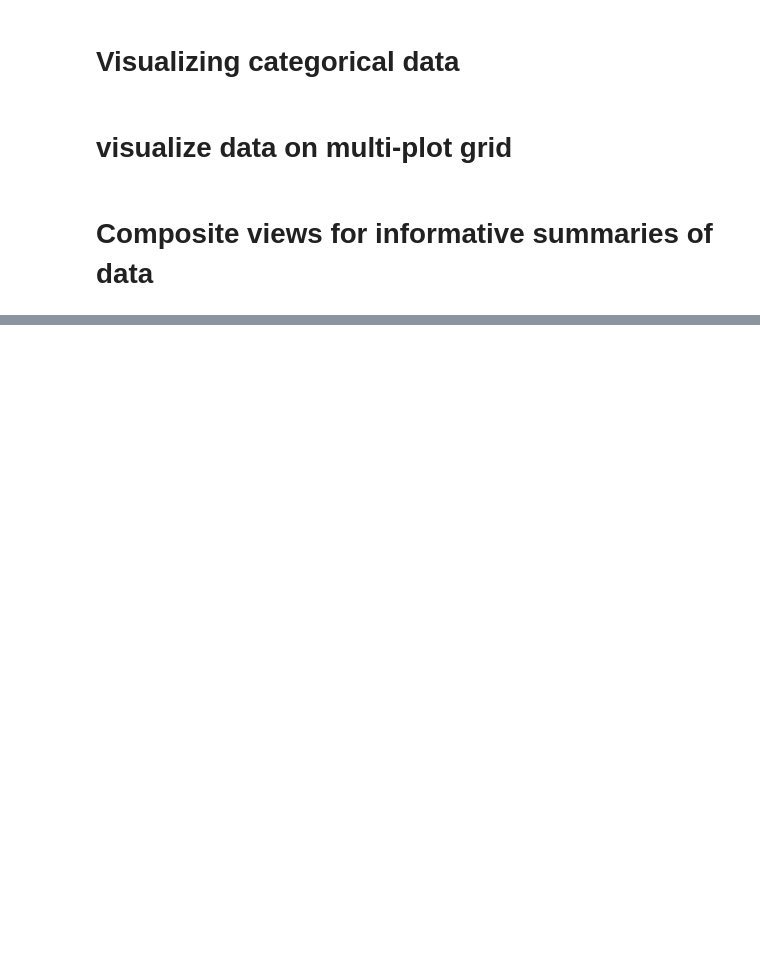
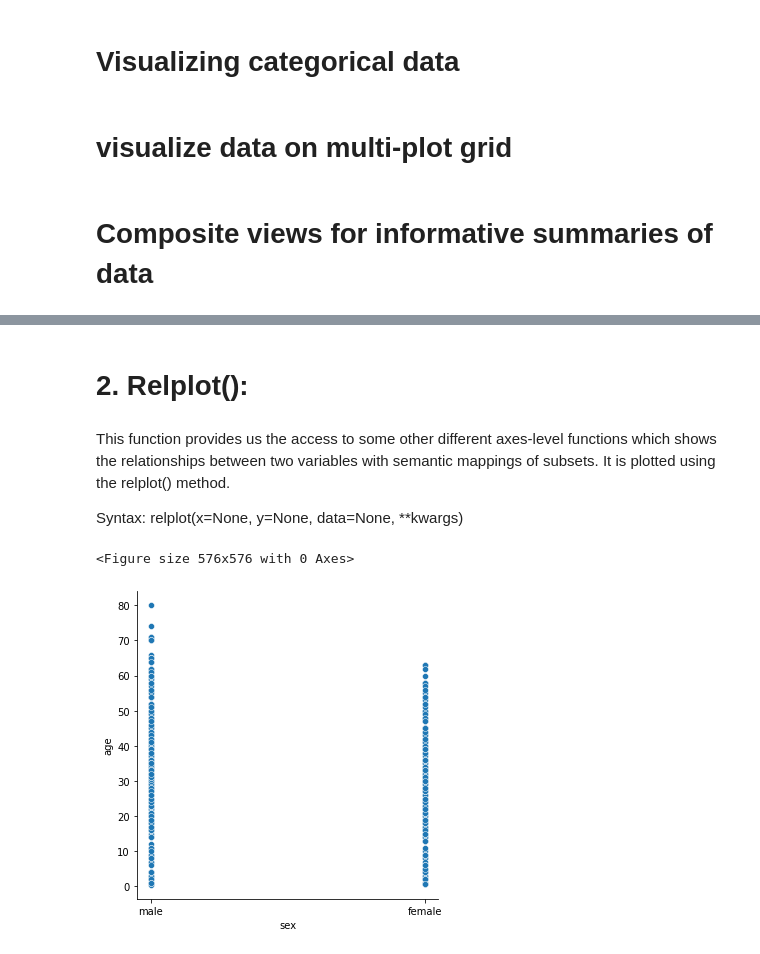
Before and after one commit to nikhilthakka/pydatabase, a Jupyter notebook: Data_visualization_with_python.ipynb, the cells around one changed output, grey strips where cells are left out. Drawn from its saved outputs; the diff is of its cells as text; code cells hidden in the pictures; blank space fills up the shorter version.

```diff
--- a/Data_visualization_with_python.ipynb
+++ b/Data_visualization_with_python.ipynb
@@ -1104,0 +1001,13 @@ Syntax:clustermap(data, , pivot_kws=None, *kwargs)
+# %% [markdown]
+# 2. Relplot():
+# %% [markdown]
+This function provides us the access to some other different axes-level functions which shows the relationships between two variables with semantic mappings of subsets. It is plotted using the relplot() method.
+
+Syntax: relplot(x=None, y=None, data=None, **kwargs)
+# %%
+plt.figure(figsize=(8,8))
+sns.relplot(x='sex',y='age',data=df)
+plt.show()
+# %% [output]
+<Figure size 576x576 with 0 Axes>
+[figure, added]
```
Also changed, not shown: parts of 123 cells of this notebook.
